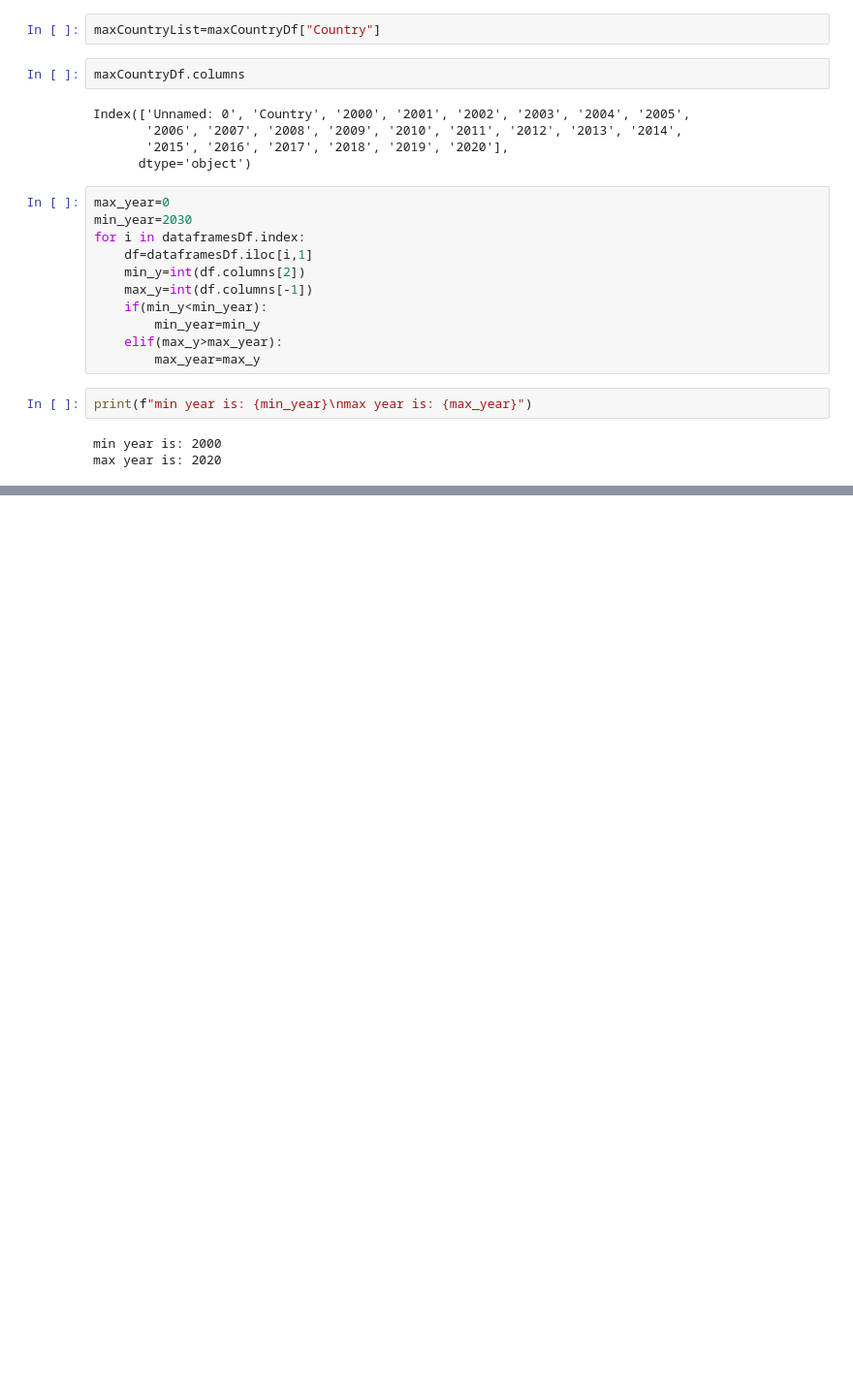
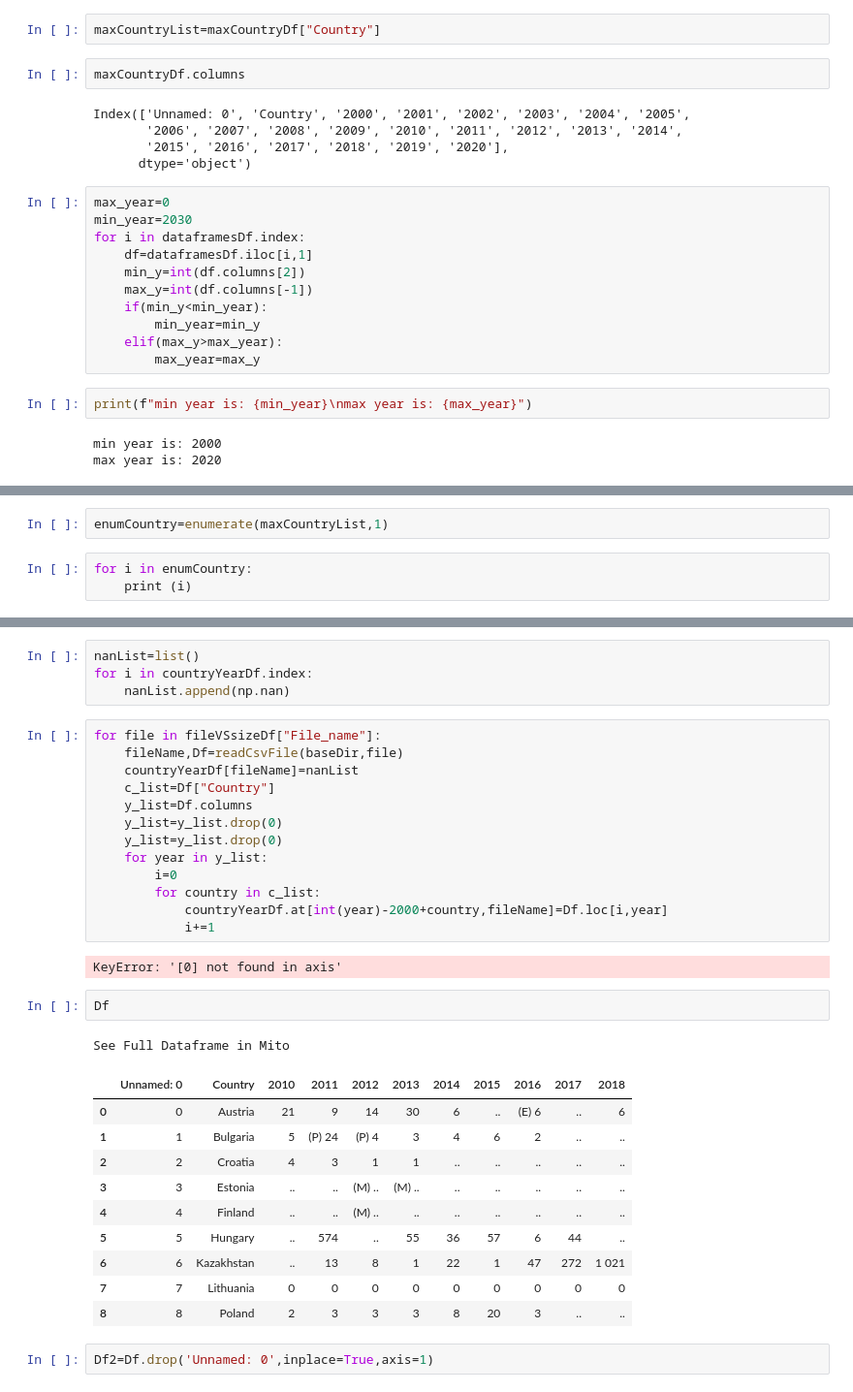
Before and after one commit to zeevSozin/data-science-project, a Jupyter notebook: dataGatherring.ipynb, the cells around one changed output, grey strips where cells are left out. Shown at 97% size. Drawn from its saved outputs; the diff is of its cells as text; blank space fills up the shorter version.

```diff
--- a/dataGatherring.ipynb
+++ b/dataGatherring.ipynb
@@ -218,0 +307,5 @@ max year is: 2020
+# %%
+enumCountry=enumerate(maxCountryList,1)
+# %%
+for i in enumCountry:
+    print (i)
@@ -218,0 +330,35 @@ max year is: 2020
+# %%
+nanList=list()
+for i in countryYearDf.index:
+    nanList.append(np.nan)
+# %%
+for file in fileVSsizeDf["File_name"]:
+    fileName,Df=readCsvFile(baseDir,file)
+    countryYearDf[fileName]=nanList
+    c_list=Df["Country"]
+    y_list=Df.columns
+    y_list=y_list.drop(0)
+    y_list=y_list.drop(0)
+    for year in y_list:
+        i=0
+        for country in c_list:
+            countryYearDf.at[int(year)-2000+country,fileName]=Df.loc[i,year]
+            i+=1
+# %% [output]
+KeyError: '[0] not found in axis'
+# %%
+Df
+# %% [output]
+See Full Dataframe in Mito
+|  | Unnamed: 0 | Country | 2010 | 2011 | 2012 | 2013 | 2014 | 2015 | 2016 | 2017 | 2018 |
+| 0 | 0 | Austria | 21 | 9 | 14 | 30 | 6 | .. | (E) 6 | .. | 6 |
+| 1 | 1 | Bulgaria | 5 | (P) 24 | (P) 4 | 3 | 4 | 6 | 2 | .. | .. |
+| 2 | 2 | Croatia | 4 | 3 | 1 | 1 | .. | .. | .. | .. | .. |
+| 3 | 3 | Estonia | .. | .. | (M) .. | (M) .. | .. | .. | .. | .. | .. |
+| 4 | 4 | Finland | .. | .. | (M) .. | .. | .. | .. | .. | .. | .. |
+| 5 | 5 | Hungary | .. | 574 | .. | 55 | 36 | 57 | 6 | 44 | .. |
+| 6 | 6 | Kazakhstan | .. | 13 | 8 | 1 | 22 | 1 | 47 | 272 | 1 021 |
+| 7 | 7 | Lithuania | 0 | 0 | 0 | 0 | 0 | 0 | 0 | 0 | 0 |
+| 8 | 8 | Poland | 2 | 3 | 3 | 3 | 8 | 20 | 3 | .. | .. |
+# %%
+Df2=Df.drop('Unnamed: 0',inplace=True,axis=1)
```
Also changed, not shown: parts of 18 cells of this notebook.
